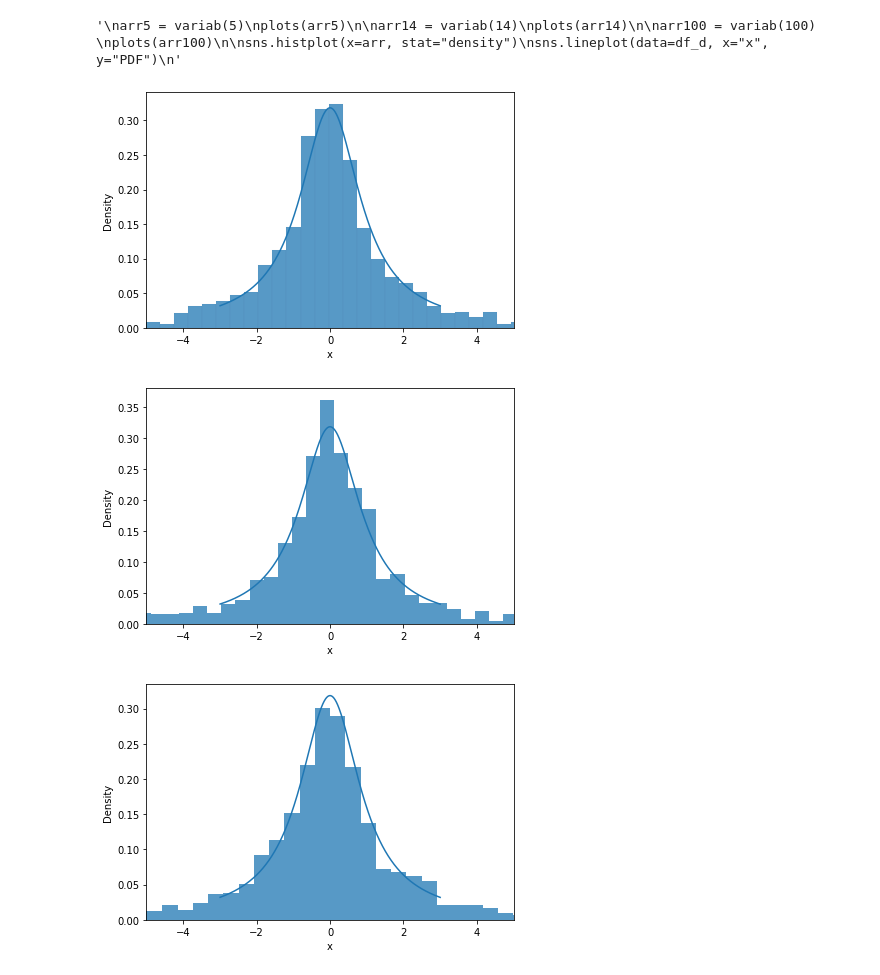
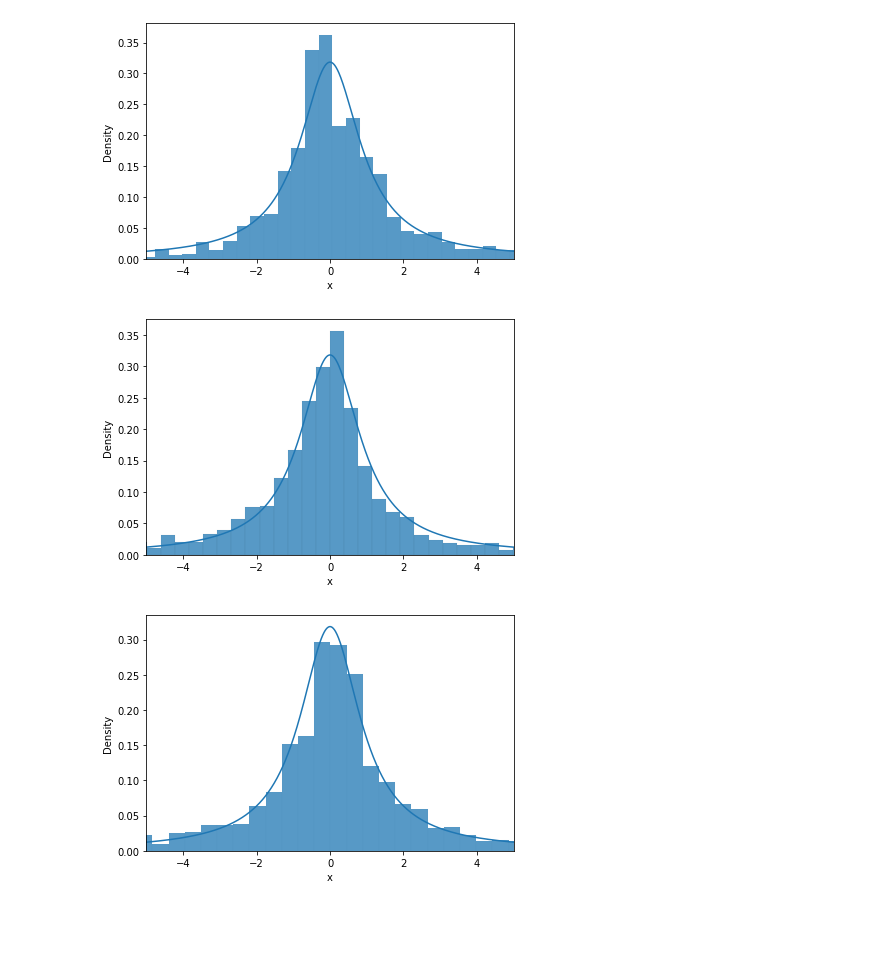
Before and after one commit to KseniaKir/bioinf-hw, a Jupyter notebook: hw#10.ipynb, the cells around one changed output. Cells and saved outputs as stored; diff of their text form; code cells hidden in the pictures; blank space fills up the shorter version.

```diff
--- a/hw#10.ipynb
+++ b/hw#10.ipynb
@@ -3,48 +3,47 @@
 from scipy.stats  import t, norm
 import pandas as pd
 import seaborn as sns
 import numpy as np
 import matplotlib.pyplot as plt
 
 def variab(a):
     rv = t(1)
     arr = []
     for i in range (1000):
         sample = rv.rvs(size=a)
         s = np.mean(sample)
         arr.append(s)
     return arr
 
 rv2 = t(1)
 nums = [0]*1000
-x=-3
+x=-5
 for i in range (1000):
-    nums[i]=x+0.006
-    x+=0.006
+    nums[i]=x+0.01
+    x+=0.01
 df_d = pd.DataFrame({"x": nums})
 df_d["PDF"] = rv2.pdf(df_d["x"])
 
 def plots(a):
     sns.histplot(x=a, stat="density")
     sns.lineplot(data=df_d, x="x", y="PDF")
     plt.xlim(-5, 5)
     return plt.tight_layout()
 
 arr2 = variab(2)
 plots(arr2)
 # %% [output]
-'\narr5 = variab(5)\nplots(arr5)\n\narr14 = variab(14)\nplots(arr14)\n\narr100 = variab(100) \nplots(arr100)\n\nsns.histplot(x=arr, stat="density")\nsns.lineplot(data=df_d, x="x", y="PDF")\n'
-[figure, old version]
+[figure, new version]
 # %%
 arr5 = variab(5)
 plots(arr5)
 # %% [output]
-[figure, old version]
+[figure, new version]
 # %%
 arr14 = variab(14)
 plots(arr14)
 # %% [output]
-[figure, old version]
+[figure, new version]
 # %%
 arr100 = variab(100)
 plots(arr100)
```
Also changed, not shown: parts of 5 cells of this notebook.
